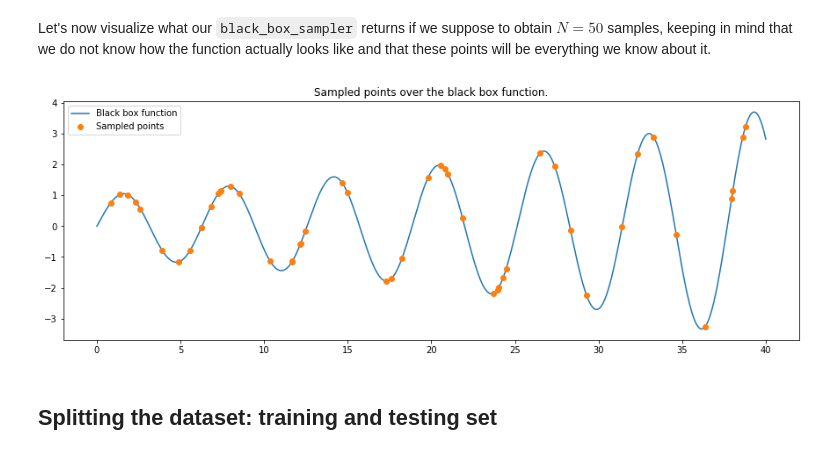
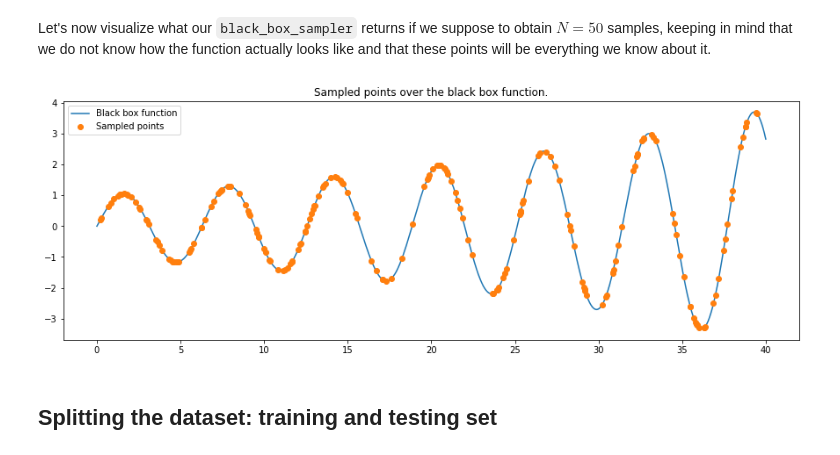
Before and after one commit to LucaCappelletti94/Master-in-Bioinformatics-and-Functional-genomics, a Jupyter notebook: 1 - 6:05:2019 - Lesson on MLP/Lesson on MLP.ipynb, the cells around one changed output. Saved outputs shown, nothing was run; the diff lists cells and outputs as text; code cells hidden in the pictures.

```diff
--- a/1 - 6:05:2019 - Lesson on MLP/Lesson on MLP.ipynb
+++ b/1 - 6:05:2019 - Lesson on MLP/Lesson on MLP.ipynb
@@ -123,12 +125,12 @@ def black_box_sampler(N:int, seed:int=42)->Tuple[np.ndarray, np.ndarray]:
 Let's now visualize what our `black_box_sampler` returns if we suppose to obtain $N=50$ samples, keeping in mind that we do not know how the function actually looks like and that these points will be everything we know about it.
 # %%
 plot_black_box()
-plt.plot(*black_box_sampler(50), "o", label='Sampled points')
+plt.plot(*black_box_sampler(N), "o", label='Sampled points')
 plt.title("Sampled points over the black box function.")
 plt.legend()
 plt.show()
 # %% [output]
-[figure, old version]
+[figure, new version]
 # %% [markdown]
 ## Splitting the dataset: training and testing set
 # %% [markdown]
```
Also changed, not shown: parts of 22 cells of this notebook.
